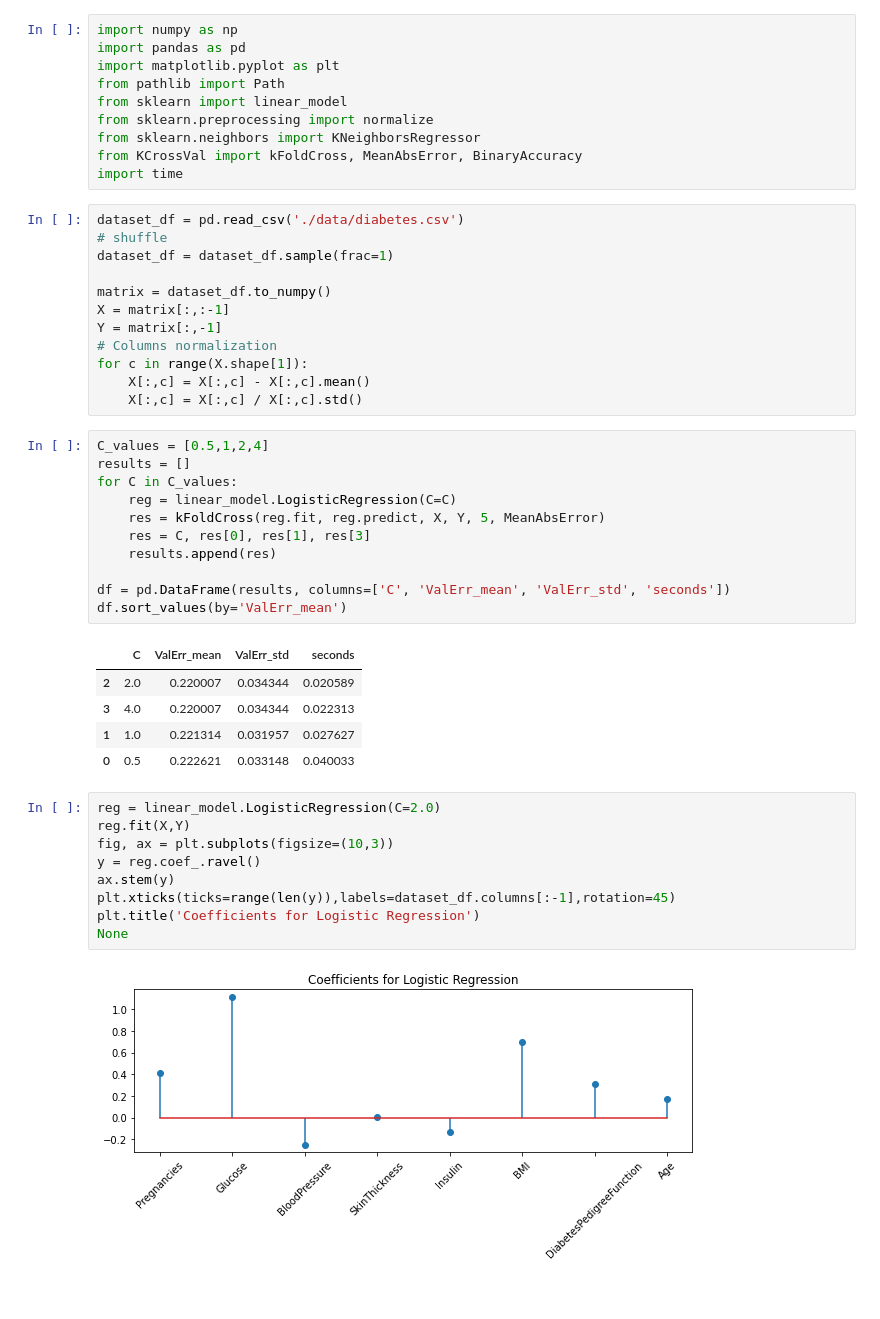
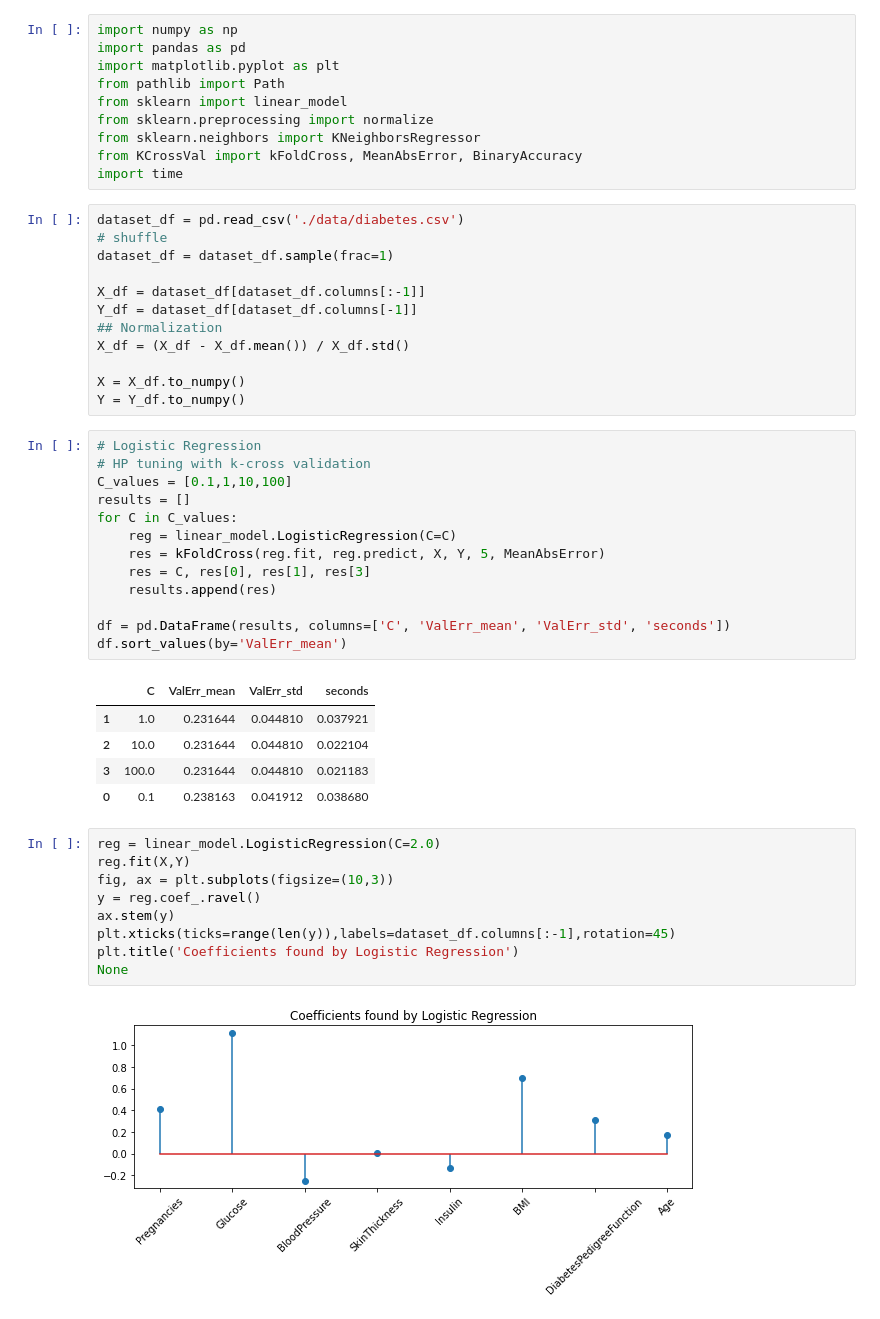
Before and after one commit to michelebersani/StatisticalLearning, a Jupyter notebook: diabetes_analysis.ipynb, the cells around one changed output. Cells and saved outputs as stored; diff of their text form.

Commit message:
updated regression notebooks

```diff
--- a/diabetes_analysis.ipynb
+++ b/diabetes_analysis.ipynb
@@ -8,20 +8,22 @@ from sklearn.preprocessing import normalize
 from sklearn.neighbors import KNeighborsRegressor
 from KCrossVal import kFoldCross, MeanAbsError, BinaryAccuracy
 import time
-# %%
-dataset_df = pd.read_csv('./data/diabetes.csv')
-# shuffle
-dataset_df = dataset_df.sample(frac=1)
-
-matrix = dataset_df.to_numpy()
-X = matrix[:,:-1]
-Y = matrix[:,-1]
-# Columns normalization
-for c in range(X.shape[1]):
-    X[:,c] = X[:,c] - X[:,c].mean()
-    X[:,c] = X[:,c] / X[:,c].std()
+# %%
+dataset_df = pd.read_csv('./data/diabetes.csv')
+# shuffle
+dataset_df = dataset_df.sample(frac=1)
+
+X_df = dataset_df[dataset_df.columns[:-1]]
+Y_df = dataset_df[dataset_df.columns[-1]]
+## Normalization
+X_df = (X_df - X_df.mean()) / X_df.std()
+
+X = X_df.to_numpy()
+Y = Y_df.to_numpy()
 # %%
-C_values = [0.5,1,2,4]
+# Logistic Regression
+# HP tuning with k-cross validation
+C_values = [0.1,1,10,100]
 results = []
 for C in C_values:
     reg = linear_model.LogisticRegression(C=C)
@@ -33,18 +35,18 @@ df = pd.DataFrame(results, columns=['C', 'ValErr_mean', 'ValErr_std', 'seconds']
 df.sort_values(by='ValErr_mean')
 # %% [output]
 |  | C | ValErr_mean | ValErr_std | seconds |
-| 2 | 2.0 | 0.220007 | 0.034344 | 0.020589 |
-| 3 | 4.0 | 0.220007 | 0.034344 | 0.022313 |
-| 1 | 1.0 | 0.221314 | 0.031957 | 0.027627 |
-| 0 | 0.5 | 0.222621 | 0.033148 | 0.040033 |
+| 1 | 1.0 | 0.231644 | 0.044810 | 0.037921 |
+| 2 | 10.0 | 0.231644 | 0.044810 | 0.022104 |
+| 3 | 100.0 | 0.231644 | 0.044810 | 0.021183 |
+| 0 | 0.1 | 0.238163 | 0.041912 | 0.038680 |
 # %%
 reg = linear_model.LogisticRegression(C=2.0)
 reg.fit(X,Y)
 fig, ax = plt.subplots(figsize=(10,3))
 y = reg.coef_.ravel()
 ax.stem(y)
 plt.xticks(ticks=range(len(y)),labels=dataset_df.columns[:-1],rotation=45)
-plt.title('Coefficients for Logistic Regression')
+plt.title('Coefficients found by Logistic Regression')
 None
 # %% [output]
-[figure, old version]
+[figure, new version]
```
Also changed, not shown: parts of 4 cells of this notebook, 1 other file.
